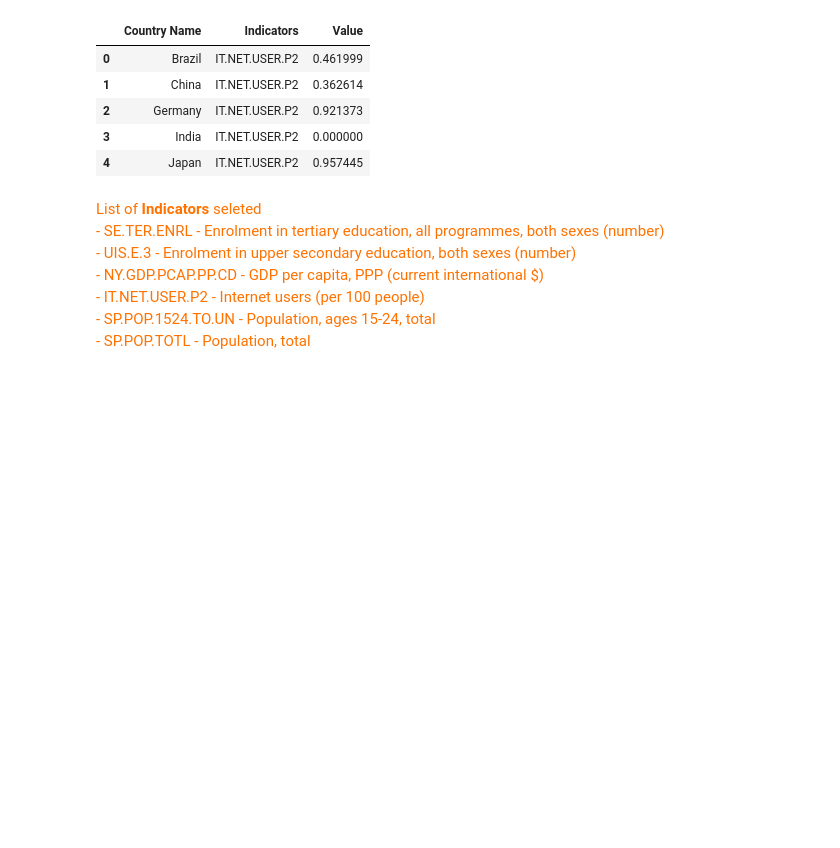
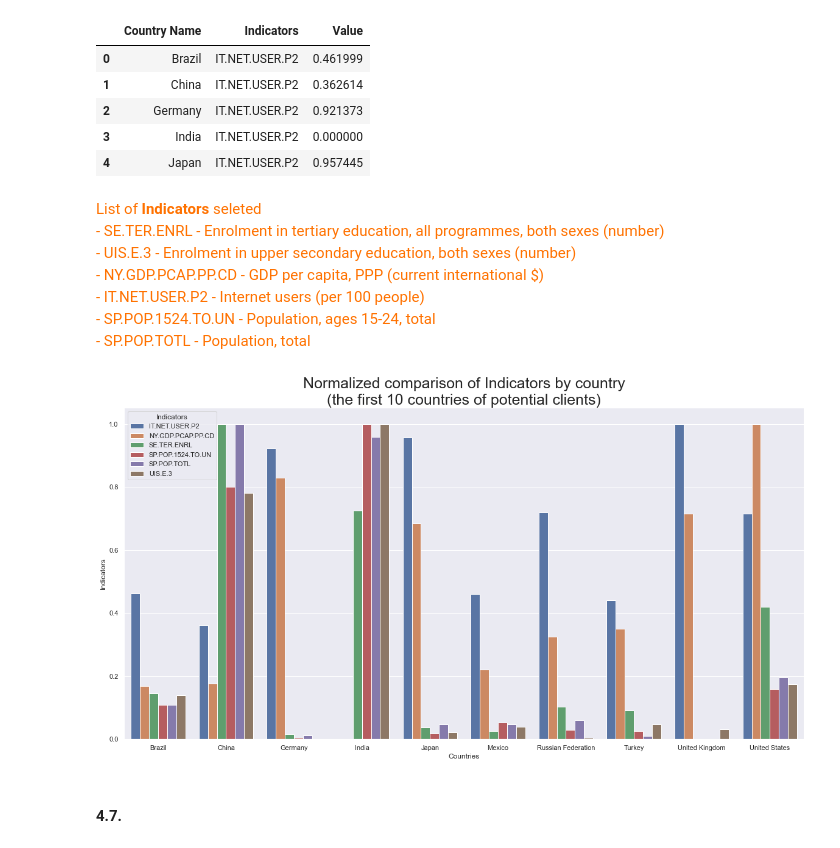
Before and after one commit to samirhinojosa/OC-P2-education-statistics, a Jupyter notebook: notebook.ipynb, the cells around one changed output. Cells and saved outputs as stored; diff of their text form; code cells hidden in the pictures; blank space fills up the shorter version.

```diff
--- a/notebook.ipynb
+++ b/notebook.ipynb
@@ -1458,3 +1480,14 @@ List of <strong>Indicators</strong> seleted<br>
 - SP.POP.1524.TO.UN - Population, ages 15-24, total <br>
 - SP.POP.TOTL - Population, total
 </div>
+# %%
+fig, ax1 = plt.subplots(figsize=(20, 10))
+plt.title("Normalized comparison of Indicators by country\n(the first 10 countries of potential clients)", size=25)
+plot = sns.barplot(x="Country Name", y="Value", hue="Indicators", data=df_countries_to_work_normalized, ax=ax1)
+plt.xlabel("Countries", size=12)
+plt.ylabel("Indicators", size=12)
+sns.despine(fig)
+# %% [output]
+[figure, added]
+# %% [markdown]
+#### 4.7.
```
Also changed, not shown: parts of 42 cells of this notebook, 1 other file.
